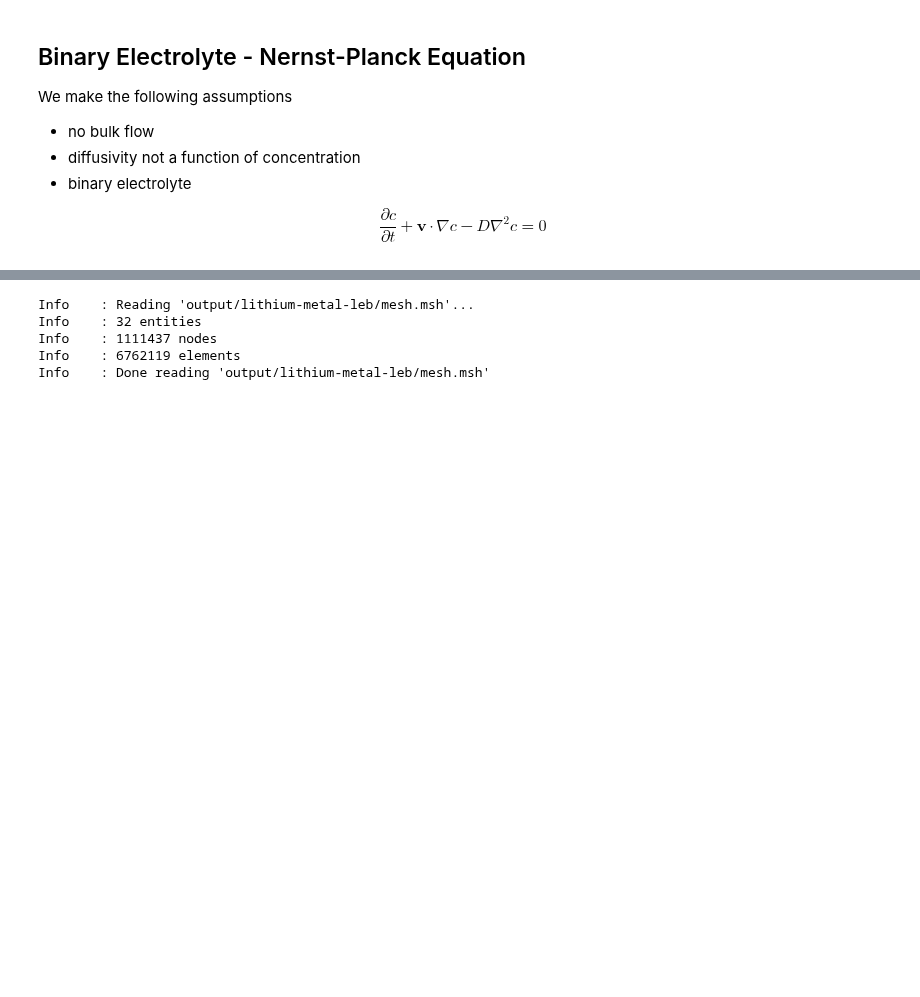
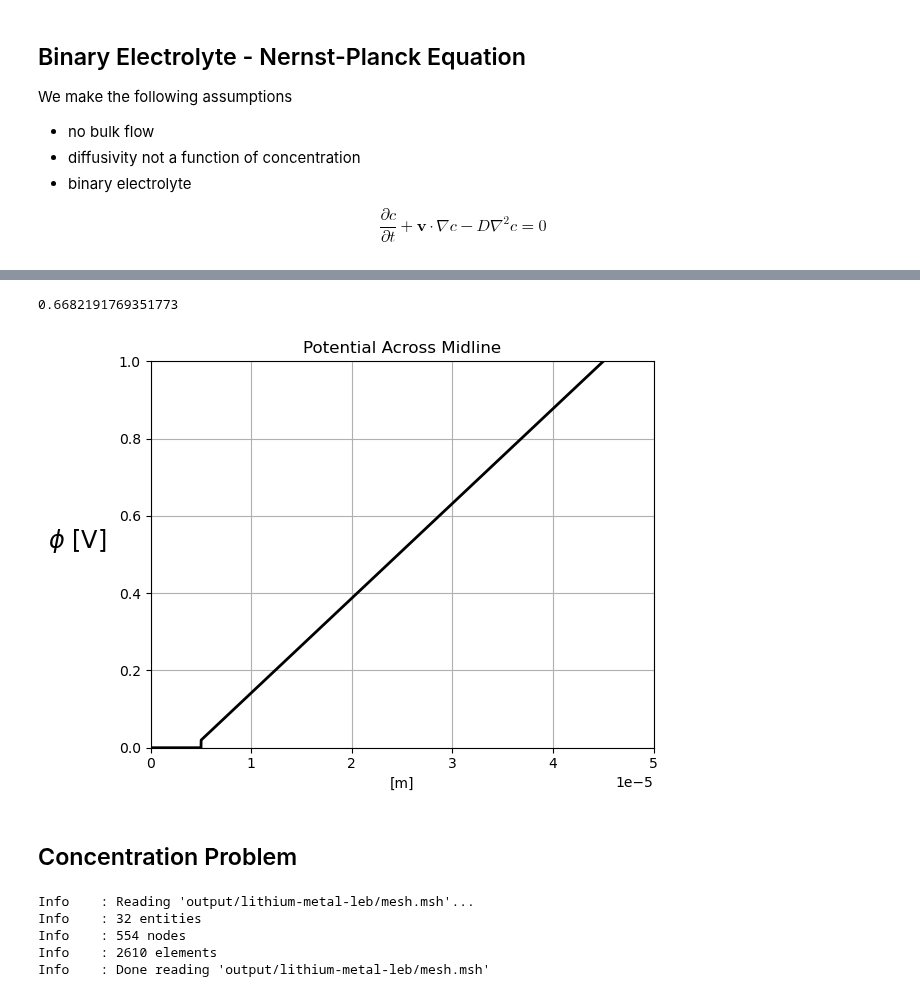
Before and after one commit to molel-gt/ssb, a Jupyter notebook: lithium-metal-battery.ipynb, the cells around one changed output, grey strips where cells are left out. Saved outputs shown, nothing was run; the diff lists cells and outputs as text; code cells hidden in the pictures; blank space fills up the shorter version.

```diff
--- a/lithium-metal-battery.ipynb
+++ b/lithium-metal-battery.ipynb
@@ -162,0 +205,12 @@ comm = MPI.COMM_WORLD
+# %%
+i0 = fem.Constant(domain, PETSc.ScalarType(1e2))
+faraday_const = fem.Constant(domain, PETSc.ScalarType(96485))
+R = fem.Constant(domain, PETSc.ScalarType(8.3145))
+T = fem.Constant(domain, PETSc.ScalarType(298))
+def ocv(sod, L=1, k=2):
+    return 2.5 + (1/k) * np.log((L - sod) / sod)
+sod = 0.975
+U = ufl.as_vector((ocv(sod), 0, 0))
+print(ocv(sod))
+# %% [output]
+0.6682191769351773
@@ -163,3 +249,59 @@ comm = MPI.COMM_WORLD
+# %%
+problem = petsc.NonlinearProblem(F, u)
+solver = petsc_nls.NewtonSolver(comm, problem)
+solver.convergence_criterion = "residual"
+
+ksp = solver.krylov_solver
+opts = PETSc.Options()
+option_prefix = ksp.getOptionsPrefix()
+opts[f"{option_prefix}ksp_type"] = "preonly"
+opts[f"{option_prefix}pc_type"] = "lu"
+opts['maximum_iterations'] = 100
+ksp.setFromOptions()
+solver.solve(u)
+u.name = 'potential'
+
+V_CG1 = fem.FunctionSpace(domain, ("CG", 1))
+u_cg = fem.Function(V_CG1)
+u_cg.name = 'potential'
+u_cg.interpolate(u)
+# %%
+bb_trees = bb_tree(domain, domain.topology.dim)
+n_points = 10000
+tol = 1e-8  # Avoid hitting the outside of the domain
+x = y = np.zeros(n_points)
+z = np.linspace(0 + tol, 45e-6 - tol, n_points)# midline
+points = np.zeros((3, n_points))
+points[0] = x
+points[1] = y
+points[2] = z
+u_values = []
+cells = []
+points_on_proc = []
+# Find cells whose bounding-box collide with the the points
+cell_candidates = compute_collisions_points(bb_trees, points.T)
+# Choose one of the cells that contains the point
+colliding_cells = compute_colliding_cells(domain, cell_candidates, points.T)
+for i, point in enumerate(points.T):
+    if len(colliding_cells.links(i)) > 0:
+        points_on_proc.append(point)
+        cells.append(colliding_cells.links(i)[0])
+points_on_proc = np.array(points_on_proc, dtype=np.float64)
+u_values = u.eval(points_on_proc, cells)
+fig, ax = plt.subplots()
+ax.plot(points_on_proc[:, 2], u_values, "k", linewidth=2)
+ax.grid(True)
+ax.set_xlim([0, 50e-6])
+ax.set_ylim([0, voltage])
+ax.set_ylabel(r'$\phi$ [V]', rotation=0, labelpad=30, fontsize='xx-large')
+ax.set_xlabel('[m]')
+ax.set_title('Potential Across Midline')
+plt.tight_layout()
+plt.show()
+# %% [output]
+[figure, added]
+# %% [markdown]
+## Concentration Problem
 # %%
 full_mesh, cell_tags, facet_tags = dolfinx.io.gmshio.read_from_msh(output_meshfile, comm, 0)
 
@@ -193,11 +335,10 @@ pam_domain.topology.create_connectivity(pam_domain.topology.dim - 1, pam_domain.
 with dolfinx.io.XDMFFile(comm, "submesh.xdmf", "w", encoding=encoding) as xdmf:
     xdmf.write_mesh(pam_domain)
     xdmf.write_meshtags(sub_meshtag, x=pam_domain.geometry)
-domain = pam_domain
 # %% [output]
 Info    : Reading 'output/lithium-metal-leb/mesh.msh'...
 Info    : 32 entities
-Info    : 1111437 nodes
-Info    : 6762119 elements
+Info    : 554 nodes
+Info    : 2610 elements
 Info    : Done reading 'output/lithium-metal-leb/mesh.msh'
 # %%
```
Also changed, not shown: parts of 9 cells of this notebook, 2 other files.
